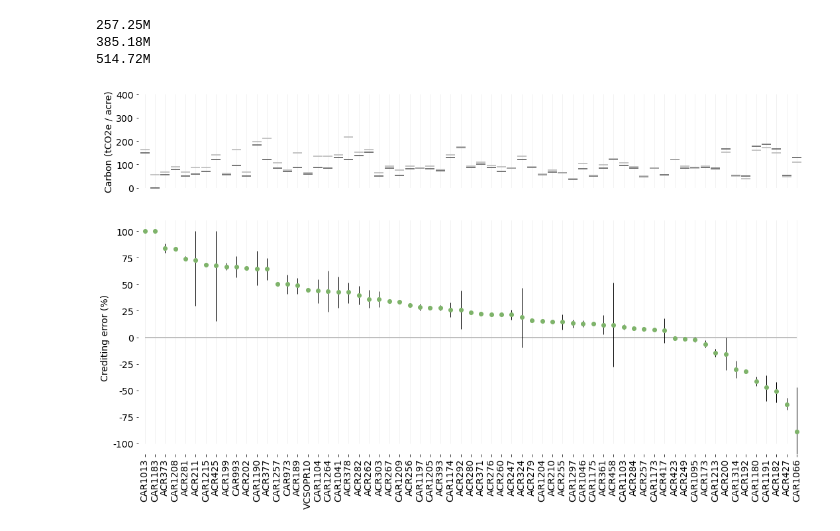
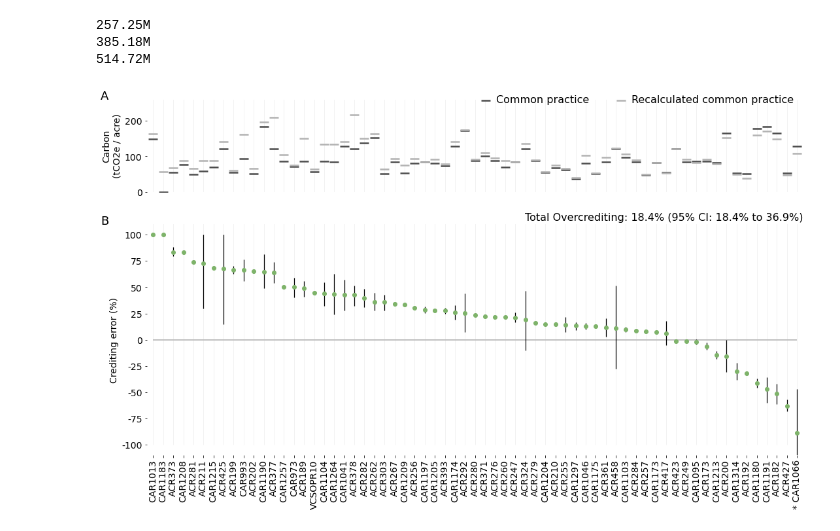
Before and after one commit to carbonplan/forest-offsets-paper, a Jupyter notebook: notebooks/Figure-3.ipynb, the cells around one changed output. Drawn from its saved outputs; the diff is of its cells as text; code cells hidden in the pictures.

```diff
--- a/notebooks/Figure-3.ipynb
+++ b/notebooks/Figure-3.ipynb
@@ -109,10 +109,6 @@ plt.rcParams.update({"font.size": 14, "svg.fonttype": "none"})
 
 fig, axs = plt.subplots(2, 1, figsize=[18, 10], gridspec_kw={"height_ratios": [1, 2.5]})
 
-axs[0].spines["left"].set_visible(False)
-axs[0].spines["right"].set_visible(False)
-axs[0].spines["top"].set_visible(False)
-axs[0].spines["bottom"].set_visible(False)
 axs[0].vlines(df["id"], 0, 400, color=(0.95, 0.95, 0.95), linewidth=1)
 axs[0].scatter(
     df["id"],
@@ -120,7 +116,7 @@ axs[0].scatter(
     marker="_",
     s=200,
     color=".3",
-    lw=1.5,
+    lw=2.5,
     label="Common practice",
     zorder=10,
 )
@@ -130,43 +126,57 @@ axs[0].scatter(
     marker="_",
     s=200,
     color=".7",
-    lw=1.5,
-    label="Common practice",
+    lw=2.5,
+    label="Recalculated common practice",
     zorder=10,
 )
 
 axs[0].set_xticks([])
-axs[0].set_ylim([0, 400])
-axs[0].set_ylabel("Carbon (tCO2e / acre)")
+axs[0].set_ylim([0, 260])
+axs[0].set_ylabel("Carbon\n(tCO2e / acre)")
 axs[0].margins(0.01)
 
-axs[1].spines["left"].set_visible(False)
-axs[1].spines["right"].set_visible(False)
-axs[1].spines["top"].set_visible(False)
-axs[1].spines["bottom"].set_visible(False)
+axs[0].legend(ncol=2, loc='upper right', frameon=False, bbox_to_anchor=(1, 1.15), handletextpad=0.05, prop={'size': 16})
+
 axs[1].vlines(df["id"], -1, 1.5, color=(0.95, 0.95, 0.95), linewidth=1)
 axs[1].hlines([0], [0], [len(df) - 1], color=(0.75, 0.75, 0.75), linewidth=2)
 axs[1].plot(df["id"], df["percent_med"], ".", color="#7EB36A", markersize=12)
-axs[1].vlines(df["id"], df["percent_low"], df["percent_high"], color="black", linewidth=1)
+axs[1].vlines(df["id"], df["percent_low"], df["percent_high"], color="black", linewidth=1.25)
 axs[1].set_xticks([])
 axs[1].set_ylim([-1.1, 1.1])
 axs[1].set_ylabel("Crediting error (%)")
 axs[1].yaxis.set_major_formatter(formatter_pt)
 axs[1].margins(0.01)
 axs[1].set_xticks(df["id"])
 axs[1].set_xticklabels(df["id"], rotation="vertical")
 axs[1].tick_params(axis="x", which="major", pad=3)
+
+text = f'Total Overcrediting: {total_percentage[0]:.1%} (95% CI: {total_percentage[0]:.1%} to {total_percentage[2]:.1%})'
+axs[1].set_title(text, fontsize=16, loc='right')
+
+for ax, text in zip(axs, ['A', 'B']):
+    ax.annotate(text, xy=(-.07, 1), xycoords='axes fraction', fontsize=18)
+
+labels = [item.get_text() for item in axs[1].get_xticklabels()]
+callouts = np.nonzero((df['percent_low'] < -1.05).values)[0]
+for c in callouts:
+    labels[c] = '* ' + labels[c]
+    axs[1].set_xticklabels(labels)
+
+for ax in axs:
+    for s in ax.spines.values():
+        s.set_visible(False)
 
 fname = "Figure-3.svg"
 if "BLOB_ACCOUNT_KEY" in os.environ:
     with fsspec.open(
         f"az://carbonplan-retro/figures/raw/{fname}",
         "w",
         account_name="carbonplan",
         account_key=os.environ["BLOB_ACCOUNT_KEY"],
     ) as f:
         fig.savefig(f, format="svg")
 else:
     plt.savefig(fname)
 # %% [output]
-[figure, old version]
+[figure, new version]
```
Also changed, not shown: 3 other files.
